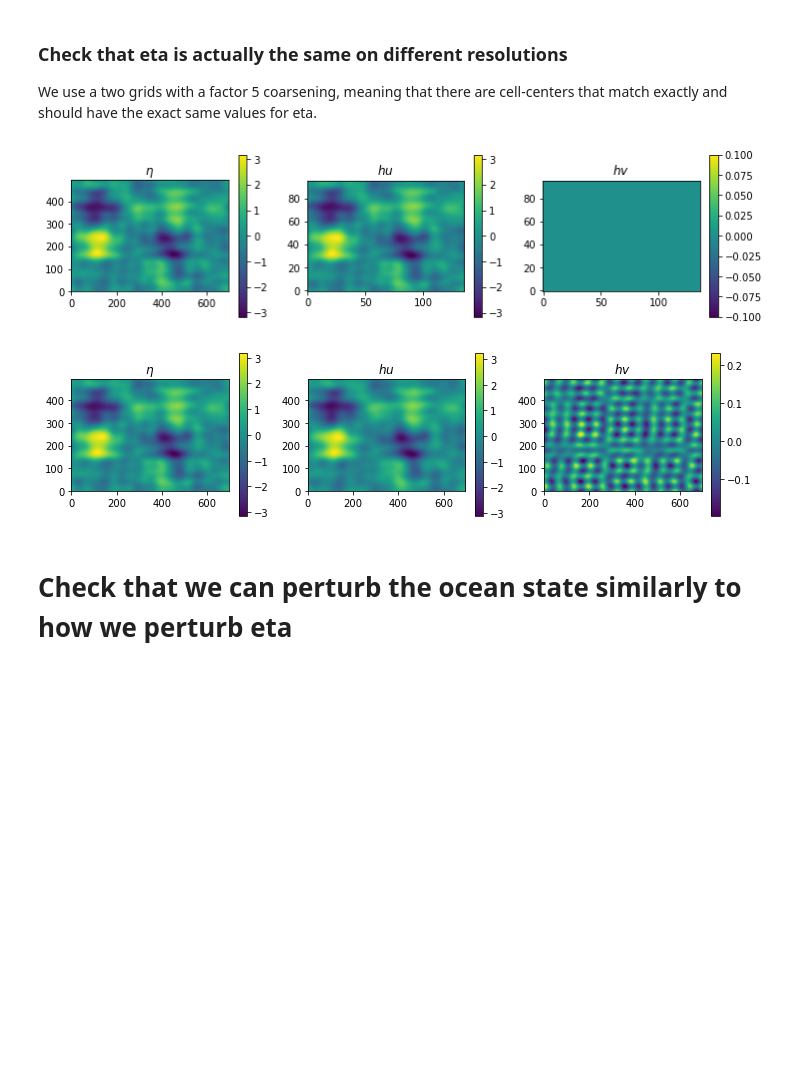
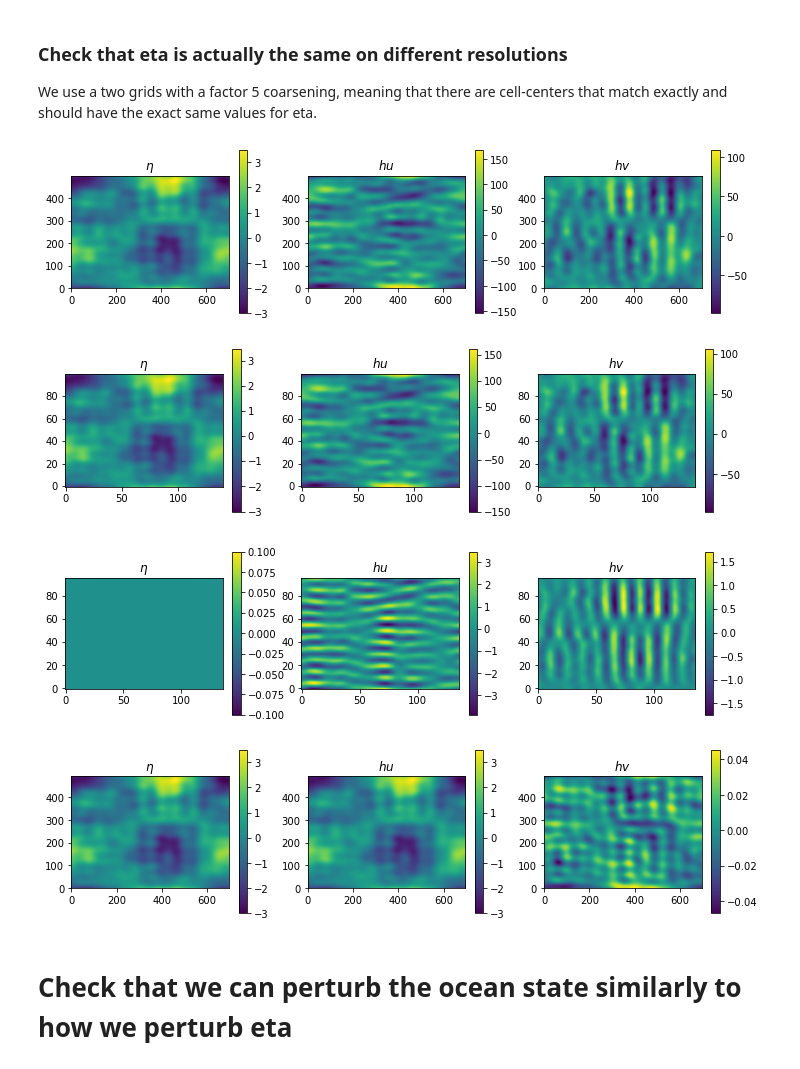
Before and after one commit to havahol/miscGPUOcean, a Jupyter notebook: multilevel/kl-model-error-class.ipynb, the cells around one changed output. Saved outputs shown, nothing was run; the diff lists cells and outputs as text; code cells hidden in the pictures; blank space fills up the shorter version.

```diff
--- a/multilevel/kl-model-error-class.ipynb
+++ b/multilevel/kl-model-error-class.ipynb
@@ -239,14 +240,17 @@ fine_mekl.perturbSim(sim, roll_x_sin=roll_x_sin, roll_x_cos=roll_x_cos, roll_y_s
 # %%
 fine_mekl_5.perturbSim(sim_5, random_numbers=fine_mekl.random_numbers, roll_x_sin=roll_x_sin, roll_x_cos=roll_x_cos, roll_y_sin=roll_y_sin, roll_y_cos=roll_y_cos, stream=fine_mekl_5.gpu_stream)
 # %%
-eta, _, _ = sim.download(interior_domain_only=True)
-eta_5, _, _ = sim_5.download(interior_domain_only=True)
+eta, hu, hv = sim.download(interior_domain_only=True)
+eta_5, hu_5, hv_5 = sim_5.download(interior_domain_only=True)
 # %%
 eta.shape, eta_5.shape, eta[2:-2:5, 2:-2:5].shape
-
-imshow3(eta, eta_5, eta[2:-2:5, 2:-2:5] - eta_5)
+imshowSim(sim)
+imshowSim(sim_5)
+imshow3(eta[2:-2:5, 2:-2:5] - eta_5, hu[2:-2:5, 2:-2:5] - hu_5, hv[2:-2:5, 2:-2:5] - hv_5)
 # %% [output]
-[figure, old version]
+[figure, new version]
+[figure, added]
+[figure, added]
 # %%
 # Compare with CPU version
 host_eta = np.zeros_like(fine_data_args["eta"])
@@ -262,7 +266,7 @@ fine_mekl.perturbEtaCPU(host_eta, use_existing_GPU_random_numbers=True, roll_x_s
 # %%
 imshow3(eta, host_eta[2:-2, 2:-2], eta - host_eta[2:-2, 2:-2])
 # %% [output]
-[figure, old version]
+[figure, new version]
 # %% [markdown]
 # Check that we can perturb the ocean state similarly to how we perturb eta
 # %%
```
Also changed, not shown: parts of 16 cells of this notebook.
